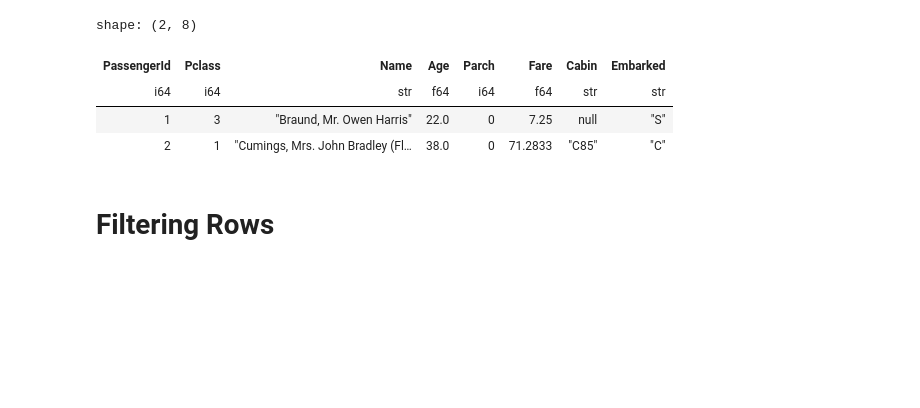
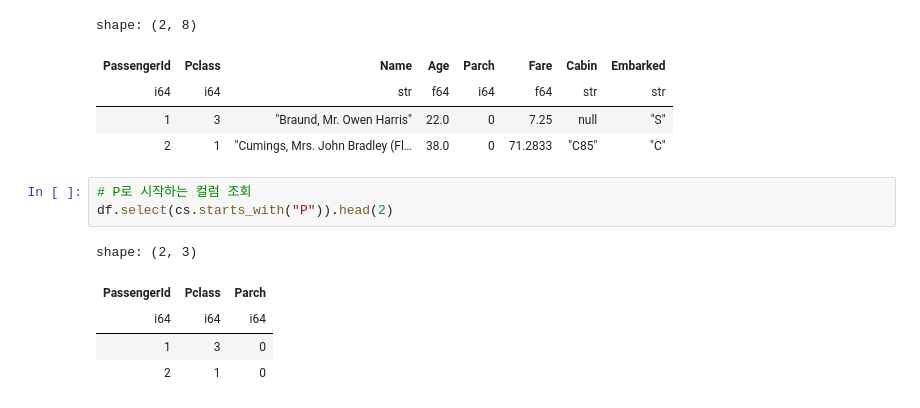
Before and after one commit to dschloe/polars_recipes, a Jupyter notebook: ch02_selecting_cols_filtering.ipynb, the cells around one changed output. Drawn from its saved outputs; the diff is of its cells as text; blank space fills up the shorter version.

```diff
--- a/ch02_selecting_cols_filtering.ipynb
+++ b/ch02_selecting_cols_filtering.ipynb
@@ -152,5 +149,12 @@ shape: (2, 8)
 | i64 | i64 | str | f64 | i64 | f64 | str | str |
 | 1 | 3 | "Braund, Mr. Owen Harris" | 22.0 | 0 | 7.25 | null | "S" |
 | 2 | 1 | "Cumings, Mrs. John Bradley (Fl… | 38.0 | 0 | 71.2833 | "C85" | "C" |
-# %% [markdown]
-# Filtering Rows
+# %%
+# P로 시작하는 컬럼 조회
+df.select(cs.starts_with("P")).head(2)
+# %% [output]
+shape: (2, 3)
+| PassengerId | Pclass | Parch |
+| i64 | i64 | i64 |
+| 1 | 3 | 0 |
+| 2 | 1 | 0 |
```
Also changed, not shown: parts of 17 cells of this notebook, 3 other files.
